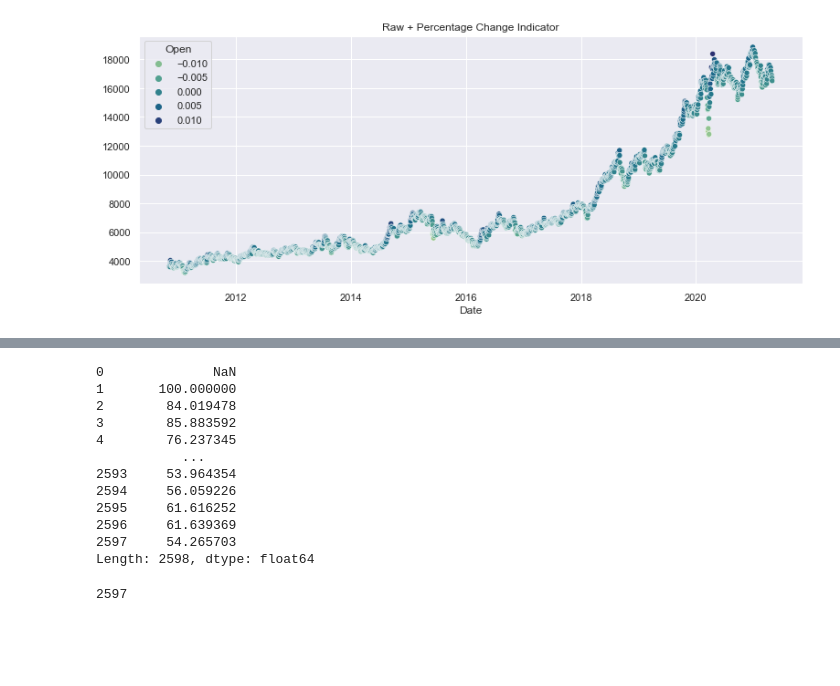
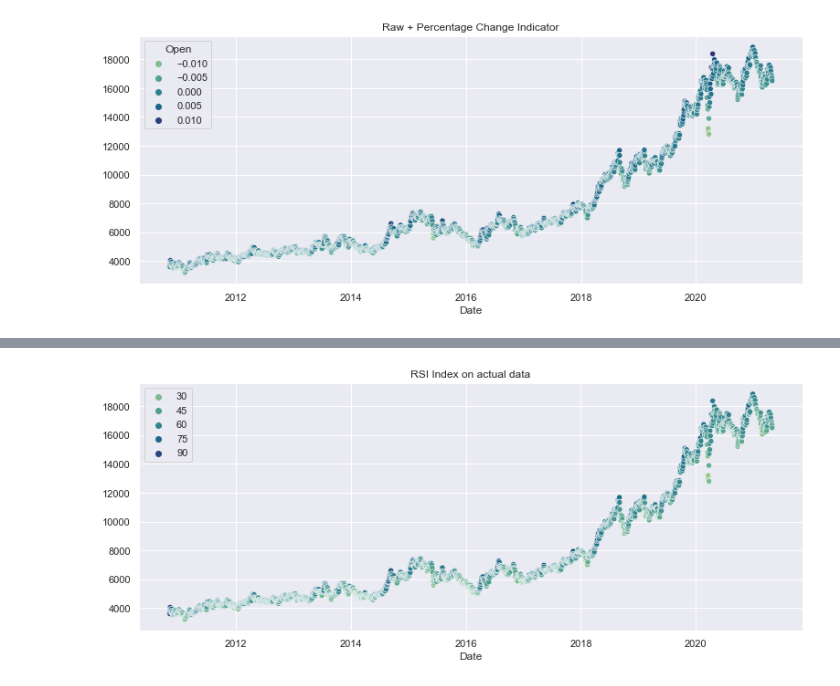
Before and after one commit to AsutoshDalei/stock-work, a Jupyter notebook: Stock Prediction.ipynb, the cells around one changed output, grey strips where cells are left out. Saved outputs shown, nothing was run; the diff lists cells and outputs as text; code cells hidden in the pictures; blank space fills up the shorter version.

```diff
--- a/Stock Prediction.ipynb
+++ b/Stock Prediction.ipynb
@@ -238,16 +227,4 @@ _= plot_rsi(dat['Open'],standalone=True)
 # %%
-ret = indicator_rsi(dat['Close'])
-ret
+_= plot_rsi(data,standalone=False)
 # %% [output]
-0              NaN
-1       100.000000
-2        84.019478
-3        85.883592
-4        76.237345
-           ...
-2593     53.964354
-2594     56.059226
-2595     61.616252
-2596     61.639369
-2597     54.265703
-Length: 2598, dtype: float64
+[figure, added]
@@ -291,4 +230,0 @@ buy_price, sell_price, rsi_signal = implement_rsi_strategy(dat['Close'], rt)
-# %%
-len(rsi_signal)
-# %% [output]
-2597
```
Also changed, not shown: parts of 16 cells of this notebook.
